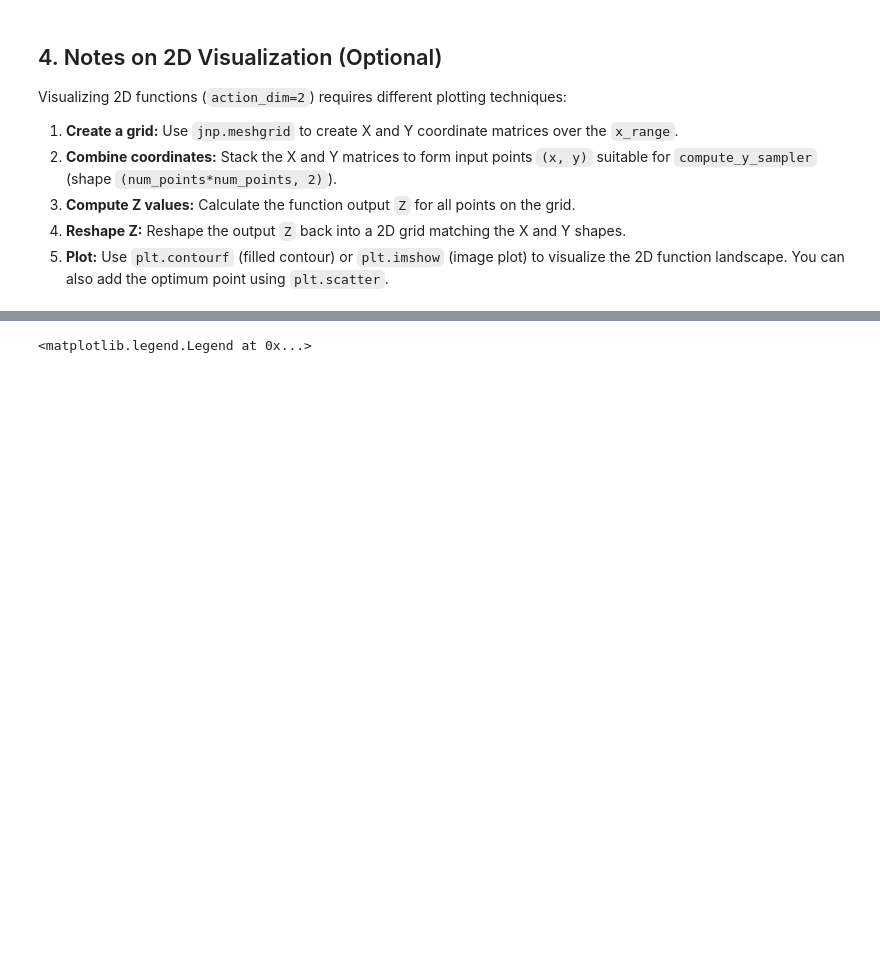
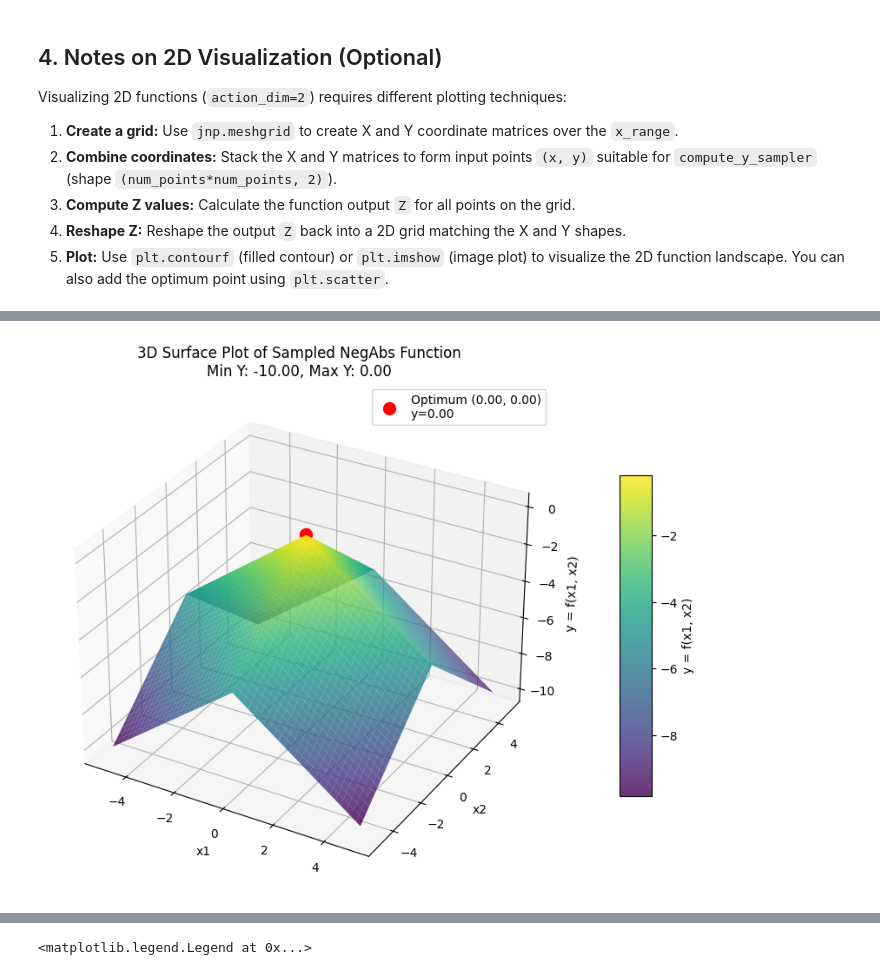
Before and after one commit to Jimvos32/Recurrent-PPO-Jax, a Jupyter notebook: src/tasks/envs/env_notebooks/jax_sampler.ipynb, the cells around one changed output, grey strips where cells are left out. Saved outputs shown, nothing was run; the diff lists cells and outputs as text; code cells hidden in the pictures; blank space fills up the shorter version.

```diff
--- a/src/tasks/envs/env_notebooks/jax_sampler.ipynb
+++ b/src/tasks/envs/env_notebooks/jax_sampler.ipynb
@@ -471,0 +281,90 @@ Plotting complete.
+# %%
+# === Imports ===
+
+import matplotlib.cm as cm # For colormaps
+
+# sampler_index_to_plot = 4  # 0 for Ackley, 1 for Polynomial
+sampler_index_to_plot = 2  # 0 for Ackley, 1 for Polynomial
+f_name =  FuncIndices._value2member_map_.get(sampler_index_to_plot).name
+
+num_points_per_dim = 300 # Number of points for plotting the function shape
+
+conf_dict = OmegaConf.to_container(cfg.task, resolve=True)
+conf_dict['function_types'] = ['poly', 'matern', 'ackley', 'neg_abs', 'gaussian']
+conf_dict['action_dim'] = 2
+env_params = create_env_params(conf_dict)
+
+
+
+
+
+
+# === Initialize Sampler ===
+key = jax.random.key(66)
+print(f"Initializing sampler for action_dim={env_params.action_dim}...")
+sampler_params = initialize_sampler(key, sampler_index_to_plot, env_params.action_dim, env_params)
+print("Initialization complete.")
+print("--- Initialized Sampler Parameters (Common) ---")
+
+# === Generate Data for 3D Plotting ===
+# (This part is identical to the 2D version)
+bounds = conf_dict[f_name + '_env']['bounds']
+
+x1_coords = jnp.linspace(bounds[0], bounds[1], num_points_per_dim)
+x2_coords = jnp.linspace(bounds[0], bounds[1], num_points_per_dim)
+X1, X2 = jnp.meshgrid(x1_coords, x2_coords)
+x_plot_2d = jnp.stack([X1.ravel(), X2.ravel()], axis=-1)
+print(f"Shape of input points for vmap: {x_plot_2d.shape}")
+
+# === Compute Y Values ===
+# (This part is identical to the 2D version)
+compute_single_y = lambda x: compute_y_sampler(x, sampler_params, env_params)
+compute_single_y_jit = jax.jit(compute_single_y)
+print("Computing Y values using vmap...")
+y_plot_flat = jax.vmap(compute_single_y_jit)(x_plot_2d)
+print("Computation complete.")
+print(f"Shape of flat Y results: {y_plot_flat.shape}")
+Y = y_plot_flat.reshape(X1.shape) # Reshape Y to 2D grid
+print(f"Shape of reshaped Y grid: {Y.shape}")
+
+# === Plotting (3D Surface) ===
+print("Generating 3D plot...")
+fig = plt.figure(figsize=(10, 8)) # Adjust figure size for 3D
+ax = fig.add_subplot(111, projection='3d')
+
+# Plot the surface
+# cmap options: 'viridis', 'plasma', 'inferno', 'magma', 'cividis', 'coolwarm', 'jet', etc.
+surf = ax.plot_surface(X1, X2, Y, cmap=cm.viridis, # Use a colormap
+                       linewidth=0.2,              # Line width for the wireframe
+                       antialiased=True,           # Make it smoother
+                       alpha=0.8)                  # Slightly transparent
+
+# Add a color bar which maps values to colors
+fig.colorbar(surf, shrink=0.6, aspect=10, label='y = f(x1, x2)', pad=0.1)
+
+# Highlight Optimum
+opt_xy = sampler_params["common"]['optimum_point'] # Shape (2,)
+max_y = sampler_params["common"]['max_y']          # Scalar Z value for optimum
+min_y = sampler_params["common"]['min_y']          # Scalar min value
+
+# Plot optimum point as a 3D scatter point
+ax.scatter(opt_xy[0], opt_xy[1], max_y, color='red', s=100, depthshade=True,
+           label=f'Optimum ({opt_xy[0]:.2f}, {opt_xy[1]:.2f})\ny={max_y:.2f}')
+
+# Add labels and title
+# Get function name
+func_names = {0: 'Ackley', 1: 'Polynomial', 2: 'NegAbs', 3: 'Gaussian', 4: 'Matern52'}
+func_name = func_names.get(sampler_index_to_plot, f'Sampler {sampler_index_to_plot}')
+
+ax.set_title(f'3D Surface Plot of Sampled {func_name} Function\nMin Y: {min_y:.2f}, Max Y: {max_y:.2f}')
+ax.set_xlabel('x1')
+ax.set_ylabel('x2')
+ax.set_zlabel('y = f(x1, x2)')
+
+# Adjust view angle if desired (optional)
+# ax.view_init(elev=30, azim=-60) # Example: elevation 30, azimuth -60
+
+ax.legend()
+plt.show()
+print("Plotting complete.")
+# %% [output]
@@ -471,0 +388 @@ Plotting complete.
+[figure, added]
```
Also changed, not shown: parts of 12 cells of this notebook, 12 other files.
